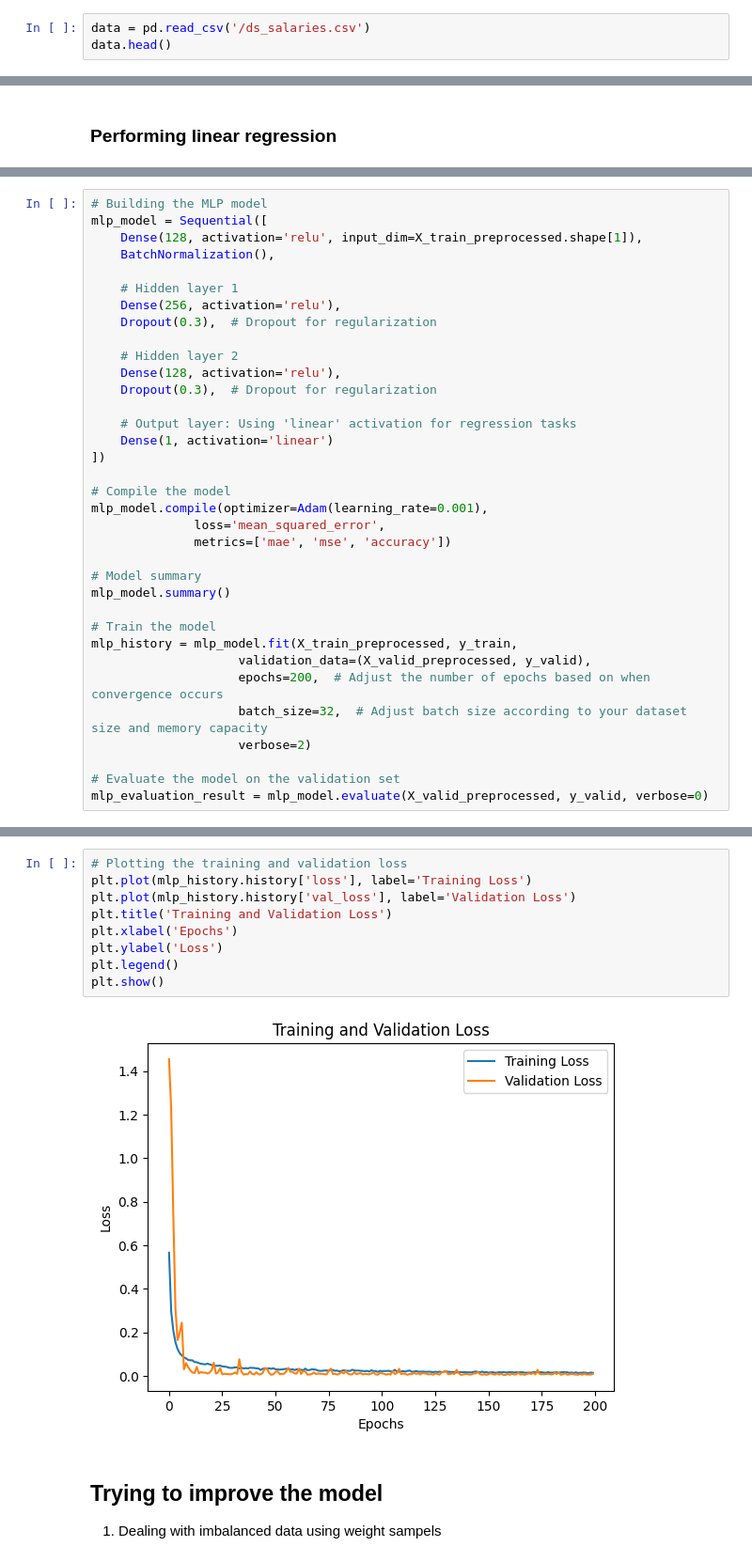
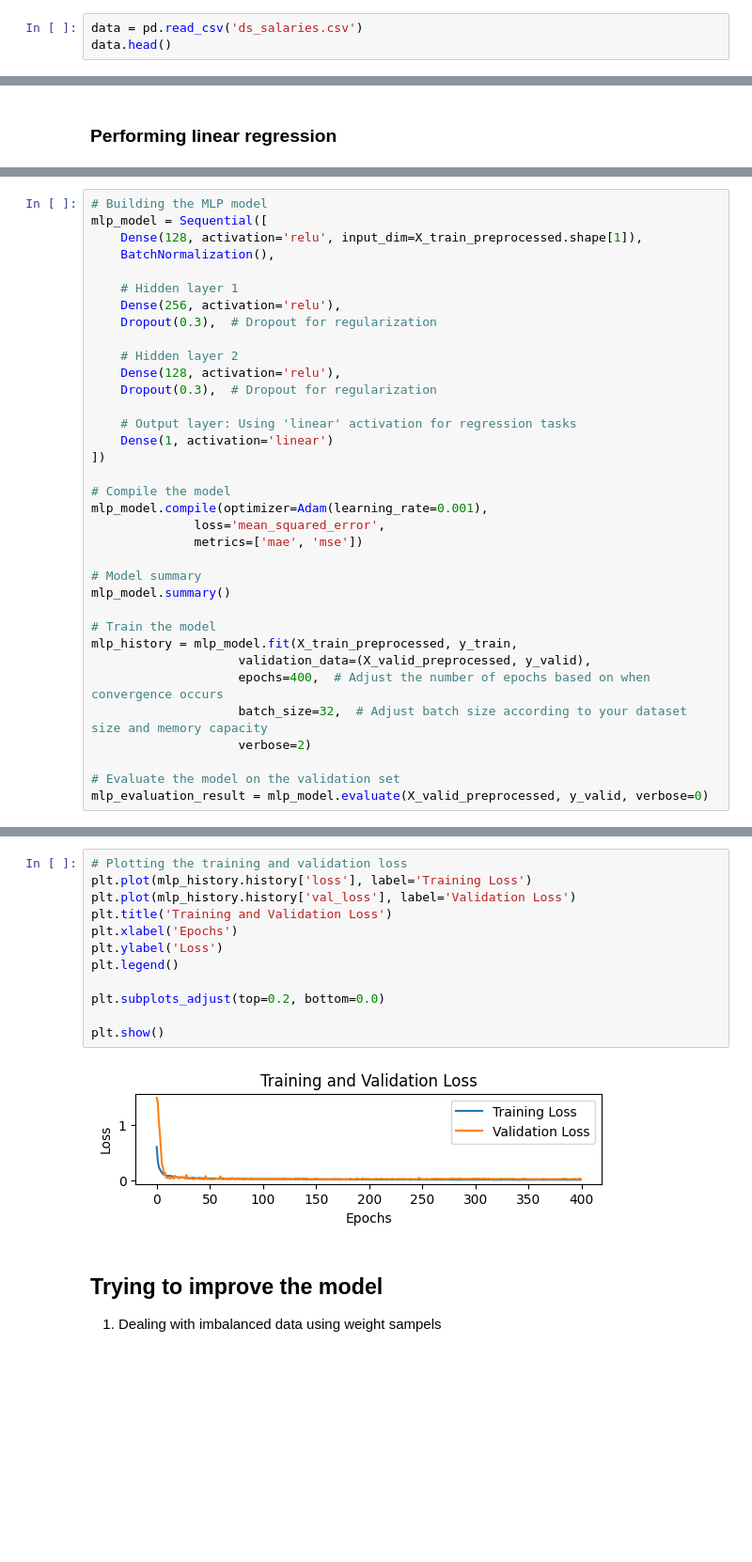
Before and after one commit to itamarKraitman/2024DeepLearningCourseProject, a Jupyter notebook: Main_Notebook.ipynb, the cells around one changed output, grey strips where cells are left out. Shown at 94% size. Drawn from its saved outputs; the diff is of its cells as text; blank space fills up the shorter version.

```diff
--- a/Main_Notebook.ipynb
+++ b/Main_Notebook.ipynb
@@ -23,7 +32,7 @@ Predicting annual salary in dollars for data science positions based on various
 # %% [markdown]
 ### Reading Data From Source
 # %%
-data = pd.read_csv('/ds_salaries.csv')
+data = pd.read_csv('ds_salaries.csv')
 data.head()
 # %% [output]
 |  | work_year | experience_level | employment_type | job_title | salary | salary_currency | salary_in_usd | ... |
@@ -340,7 +352,7 @@ mlp_model = Sequential([
 # Compile the model
 mlp_model.compile(optimizer=Adam(learning_rate=0.001),
               loss='mean_squared_error',
-              metrics=['mae', 'mse', 'accuracy'])
+              metrics=['mae', 'mse'])
 
 # Model summary
 mlp_model.summary()
@@ -348,7 +360,7 @@ mlp_model.summary()
 # Train the model
 mlp_history = mlp_model.fit(X_train_preprocessed, y_train,
                     validation_data=(X_valid_preprocessed, y_valid),
-                    epochs=200,  # Adjust the number of epochs based on when convergence occurs
+                    epochs=400,  # Adjust the number of epochs based on when convergence occurs
                     batch_size=32,  # Adjust batch size according to your dataset size and memory capacity
                     verbose=2)
 
@@ -375,14 +387,17 @@ Epoch 200/200
 # %%
 # Plotting the training and validation loss
 plt.plot(mlp_history.history['loss'], label='Training Loss')
 plt.plot(mlp_history.history['val_loss'], label='Validation Loss')
 plt.title('Training and Validation Loss')
 plt.xlabel('Epochs')
 plt.ylabel('Loss')
 plt.legend()
+
+plt.subplots_adjust(top=0.2, bottom=0.0)
+
 plt.show()
 # %% [output]
-[figure, old version]
+[figure, new version]
 # %% [markdown]
 ## Trying to improve the model
 1. Dealing with imbalanced data using weight sampels
```
Also changed, not shown: parts of 15 cells of this notebook.
